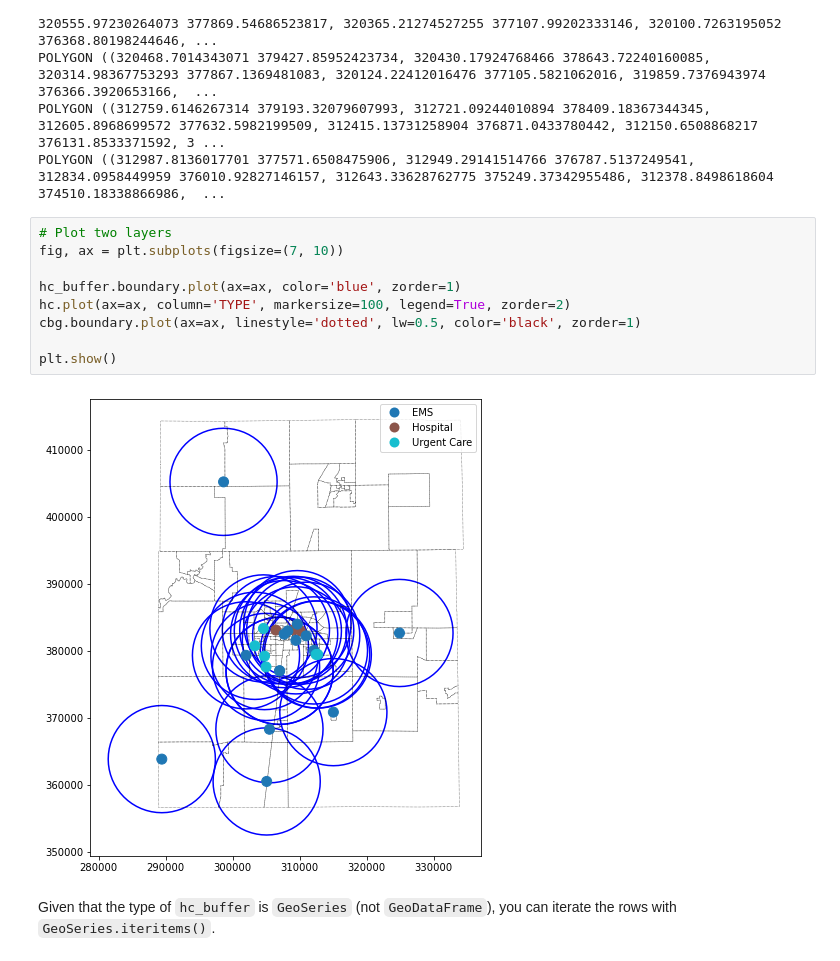
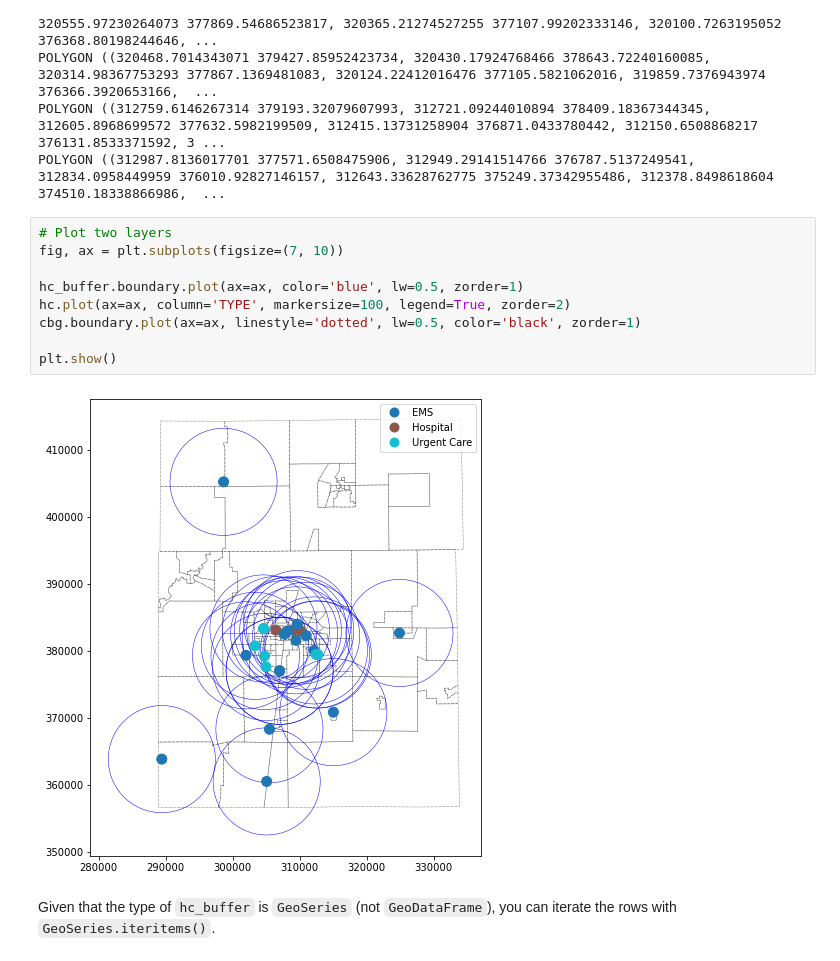
Before and after one commit to jparkgeo/GEOG489, a Jupyter notebook: Week7/Basic Spatial Analysis with Python.ipynb, the cells around one changed output. Drawn from its saved outputs; the diff is of its cells as text.

```diff
--- a/Week7/Basic Spatial Analysis with Python.ipynb
+++ b/Week7/Basic Spatial Analysis with Python.ipynb
@@ -187,14 +189,14 @@ POLYGON ((312987.8136017701 377571.6508475906, 312949.29141514766 376787.5137249
 # %%
 # Plot two layers
 fig, ax = plt.subplots(figsize=(7, 10))
 
-hc_buffer.boundary.plot(ax=ax, color='blue', zorder=1)
+hc_buffer.boundary.plot(ax=ax, color='blue', lw=0.5, zorder=1)
 hc.plot(ax=ax, column='TYPE', markersize=100, legend=True, zorder=2)
 cbg.boundary.plot(ax=ax, linestyle='dotted', lw=0.5, color='black', zorder=1)
 
 plt.show()
 # %% [output]
-[figure, old version]
+[figure, new version]
 # %% [markdown]
 Given that the type of `hc_buffer` is `GeoSeries` (not `GeoDataFrame`), you can iterate the rows with `GeoSeries.iteritems()`.
 # %%
```
Also changed, not shown: parts of 54 cells of this notebook, 1 other file.
